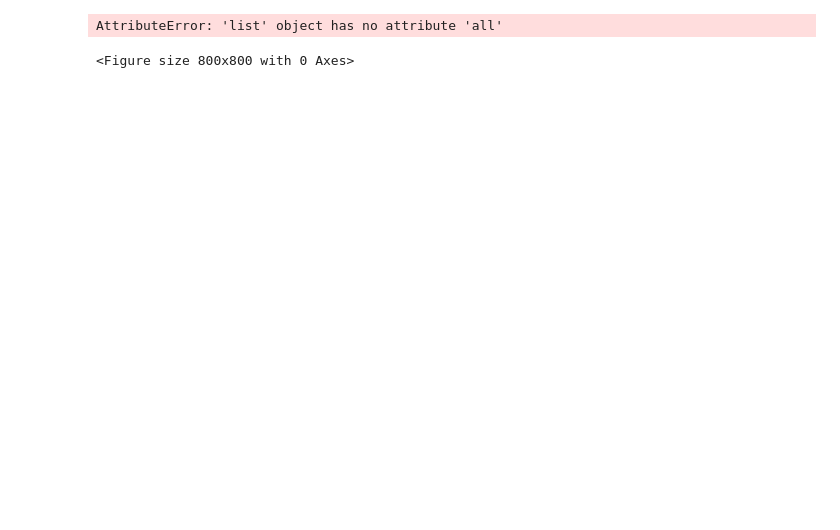
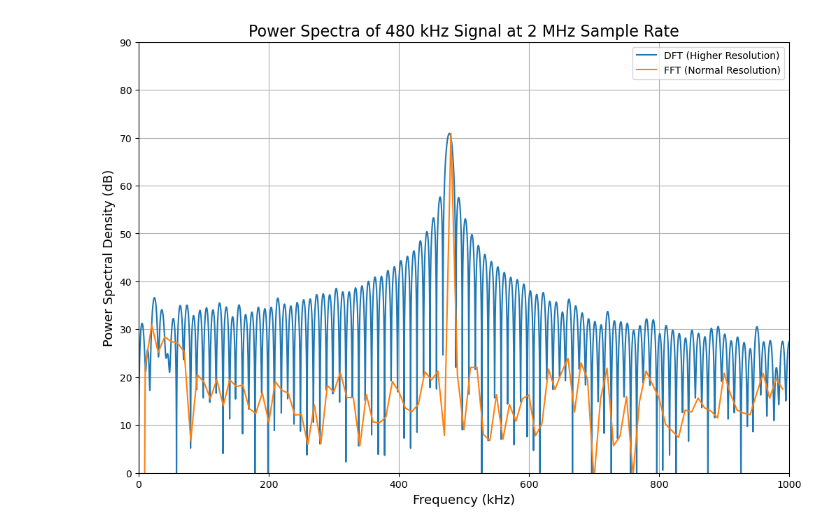
Before and after one commit to Brandon102002/ugastro, a Jupyter notebook: lab_1_helpers.ipynb, the cells around one changed output. Cells and saved outputs as stored; diff of their text form; code cells hidden in the pictures; blank space fills up the shorter version.

Commit message:
improved aliasing graphs

```diff
--- a/lab_1_helpers.ipynb
+++ b/lab_1_helpers.ipynb
@@ -26,7 +26,7 @@ def removeNoiseBuffer(data):
     return data[1:]
 
 def windowData(data):
-    return data[0:]
+    return data[1000:1200]
 
 def normalize(data):
     return (data - np.mean(data))
@@ -39,3 +36,10 @@ title = 13
+# %%
+# Consistent Plot Params
+title = 16
+axis = 13
+yPower="Power Density (Arbitrary Scale)"
+yVoltage="Measured Voltage / Counts (Arbitrary Scale)"
+gSizeOne = (8, 6)
 # %%
 # Extracting Data
 # 5.2
@@ -426,10 +431,10 @@ def graphDFT(data, label, vsamp, rate_label, factor=0.5, xlim=None, ylim=None):
     axs[1].legend()
 
 def graphOverlayDFT(data, label, vsamp, rate_label, factor=0.5, xlim=None, ylim=None):
-    plt.figure(figsize=(12, 8))
+    plt.figure(figsize=gSizeOne)
 
     # ENABLE WHEN RUNNING
-    #times = np.linspace(0, len(data)/vsamp, len(data))
+    times = np.linspace(0, len(data)/vsamp, len(data))
 
     f_0 = fftshift(fftfreq(len(times), d=1/vsamp))
     freq_bins_low_res = np.arange(-vsamp/2, vsamp/2, vsamp//len(data))
@@ -451,14 +456,10 @@ def graphOverlayDFT(data, label, vsamp, rate_label, factor=0.5, xlim=None, ylim=
 
     plt.xlim(xlim)
     plt.ylim(ylim)
-    plt.xlabel("Frequency (kHz)")
-    plt.ylabel("Power Spectral Density (dB)")
-    plt.title(f"Power Spectra {label} Signal at {rate_label} w/ Different Frequency Resolutions", size=title)
-    plt.grid(which="both")
-    xticks = np.linspace(min(freq_bins_low_res), max(freq_bins_low_res), len(freq_bins_low_res))
-    #plt.xticks(xticks)
-    yticks = np.linspace(min(power_spectrum_0_db), max(power_spectrum_0_db), len(freq_bins_low_res))
-    #plt.yticks(yticks)
+    plt.xlabel("Frequency (kHz)", fontsize=axis)
+    plt.ylabel("Power Spectral Density (dB)", fontsize=axis)
+    plt.title(f"Power Spectra of {label} Signal at {rate_label}", size=title)
+    plt.grid(True)
     plt.legend()
 # %%
 def graphFreqRes(datasets, sample_rate, sample, base, secondaries, num_samples):
@@ -672,10 +718,9 @@ def computeAvgPowerSpectra(dataset, sample_rate, sample, xlim=None):
-# %%
-data = data_noise_3000
-sample_rate = 2.0e6
-signals = ["1000 kHz", "2000 kHz", "3000 kHz", "3100 kHz"]
-sample = "1 MHz Sample Rate"
-
-computeAvgPowerSpectra(data, sample_rate, sample)
-# %% [output]
-AttributeError: 'list' object has no attribute 'all'
-<Figure size 800x800 with 0 Axes>
+# %%
+datasets = [data_480_2000]
+sample_rate = 1e6
+sample = "1 MHz Sample Rate"
+signals = ["400 kHz", "1 MHz"]
+
+graphOverlayDFT(data_480_2000, "480 kHz", 2e6, "2 MHz Sample Rate", factor=0.01, xlim=(0, 1000), ylim=(0, 90))
+# %% [output]
+[figure, added]
```
Also changed, not shown: parts of 6 cells of this notebook, 5 other files.
